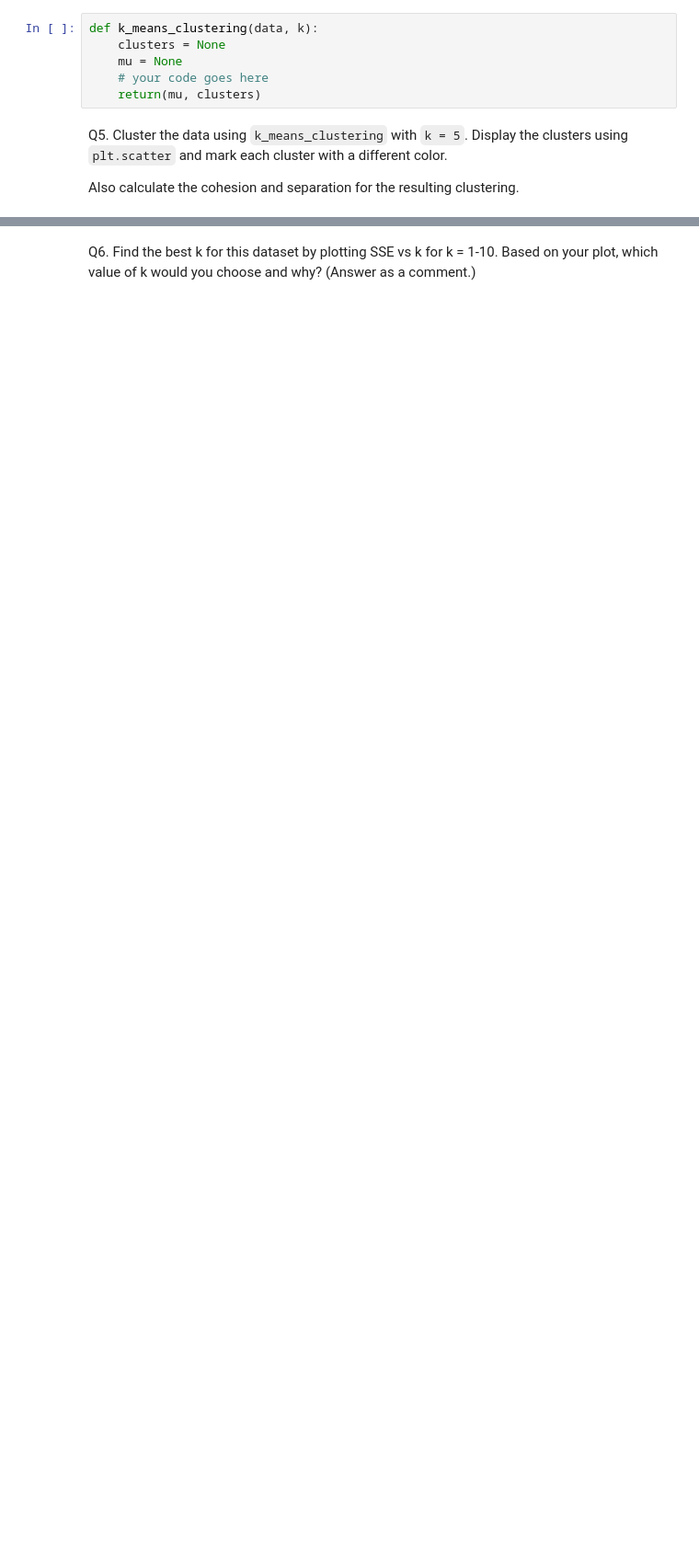
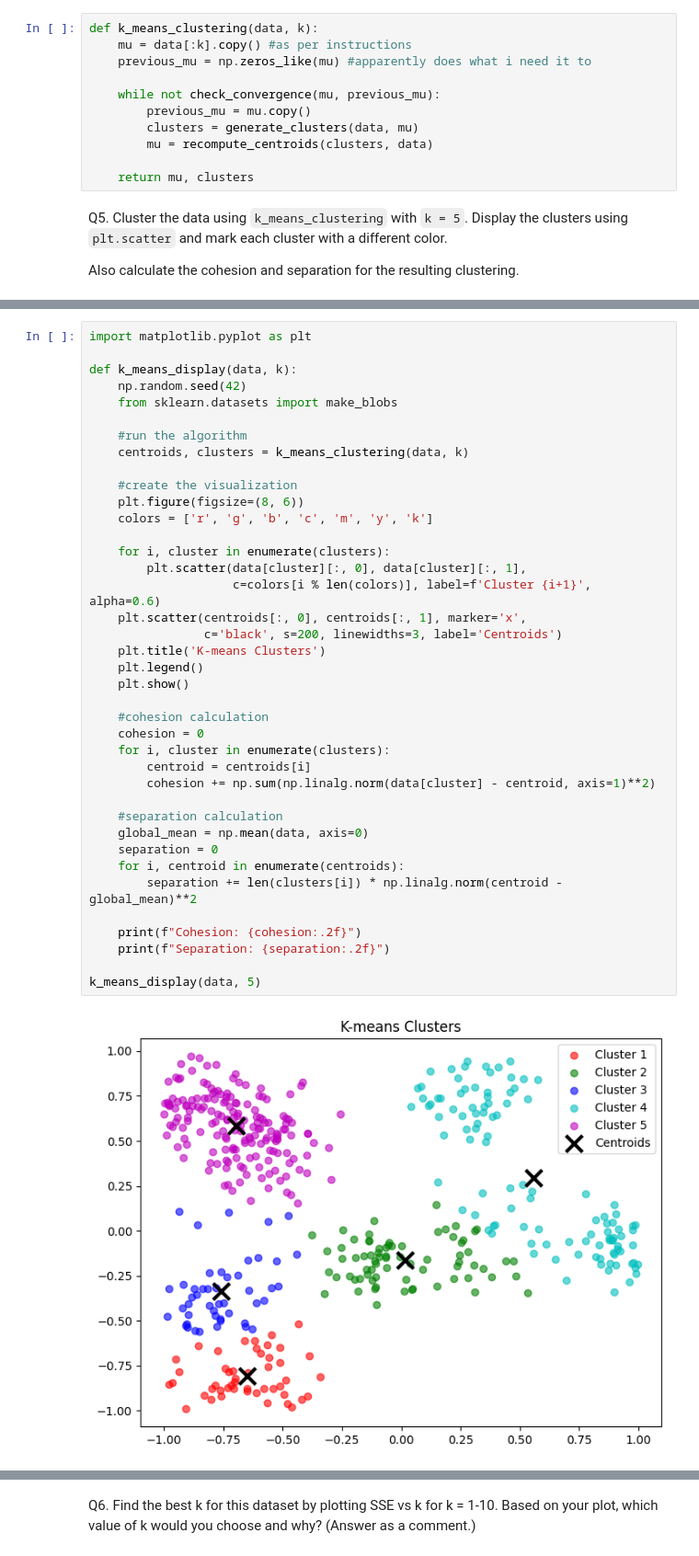
Before and after one commit to sebiaramirez/ml-homework-5, a Jupyter notebook: HW5 - Clustering.ipynb, the cells around one changed output, grey strips where cells are left out. Shown at 92% size. Cells and saved outputs as stored; diff of their text form; blank space fills up the shorter version.

Commit message:
fixed k-means and added display method

```diff
--- a/HW5 - Clustering.ipynb
+++ b/HW5 - Clustering.ipynb
@@ -54,12 +71,17 @@ def check_convergence(mu, previous_mu):
 Q4. Implement the function `k_means_clustering` that returns k clusters along with their centroids, given the input dataset and the desired number of clusters (`k`).
 
 IMPORTANT: The actual k-means clustering algorithm starts by selecting k random centroids. For the purposes of this assignment, always choose the first k datapoints in the dataset to be your initial centroids.
-# %%
-def k_means_clustering(data, k):
-    clusters = None
-    mu = None
-    # your code goes here
-    return(mu, clusters)
+# %%
+def k_means_clustering(data, k):
+    mu = data[:k].copy() #as per instructions
+    previous_mu = np.zeros_like(mu) #apparently does what i need it to
+
+    while not check_convergence(mu, previous_mu):
+        previous_mu = mu.copy()
+        clusters = generate_clusters(data, mu)
+        mu = recompute_centroids(clusters, data)
+
+    return mu, clusters
 # %% [markdown]
 Q5. Cluster the data using `k_means_clustering` with `k = 5`. Display the clusters using `plt.scatter` and mark each cluster with a different color.
 
@@ -68,0 +89,41 @@ Also calculate the cohesion and separation for the resulting clustering.
+# %%
+import matplotlib.pyplot as plt
+
+def k_means_display(data, k):
+    np.random.seed(42)
+    from sklearn.datasets import make_blobs
+
+    #run the algorithm
+    centroids, clusters = k_means_clustering(data, k)
+
+    #create the visualization
+    plt.figure(figsize=(8, 6))
+    colors = ['r', 'g', 'b', 'c', 'm', 'y', 'k']
+
+    for i, cluster in enumerate(clusters):
+        plt.scatter(data[cluster][:, 0], data[cluster][:, 1],
+                    c=colors[i % len(colors)], label=f'Cluster {i+1}', alpha=0.6)
+    plt.scatter(centroids[:, 0], centroids[:, 1], marker='x',
+                c='black', s=200, linewidths=3, label='Centroids')
+    plt.title('K-means Clusters')
+    plt.legend()
+    plt.show()
+
+    #cohesion calculation
+    cohesion = 0
+    for i, cluster in enumerate(clusters):
+        centroid = centroids[i]
+        cohesion += np.sum(np.linalg.norm(data[cluster] - centroid, axis=1)**2)
+
+    #separation calculation
+    global_mean = np.mean(data, axis=0)
+    separation = 0
+    for i, centroid in enumerate(centroids):
+        separation += len(clusters[i]) * np.linalg.norm(centroid - global_mean)**2
+
+    print(f"Cohesion: {cohesion:.2f}")
+    print(f"Separation: {separation:.2f}")
+
+k_means_display(data, 5)
+# %% [output]
+[figure, added]
```
Also changed, not shown: parts of 12 cells of this notebook.
